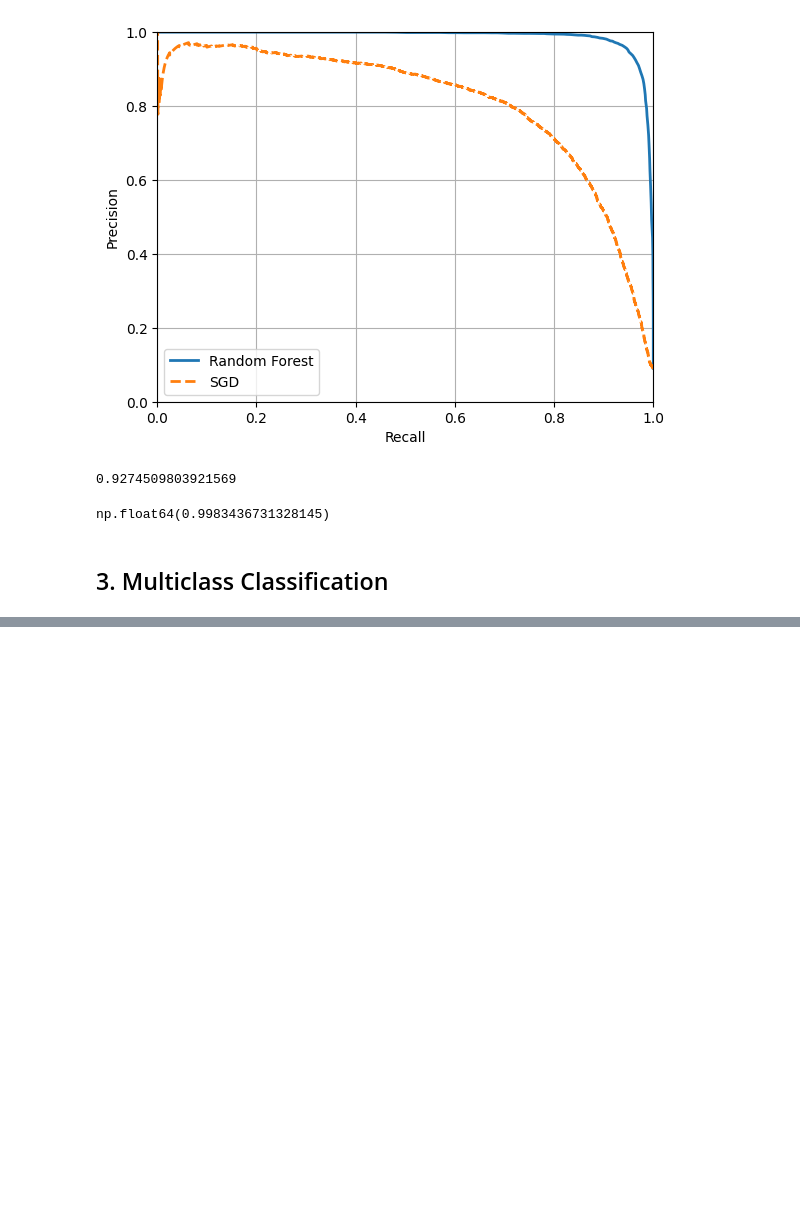
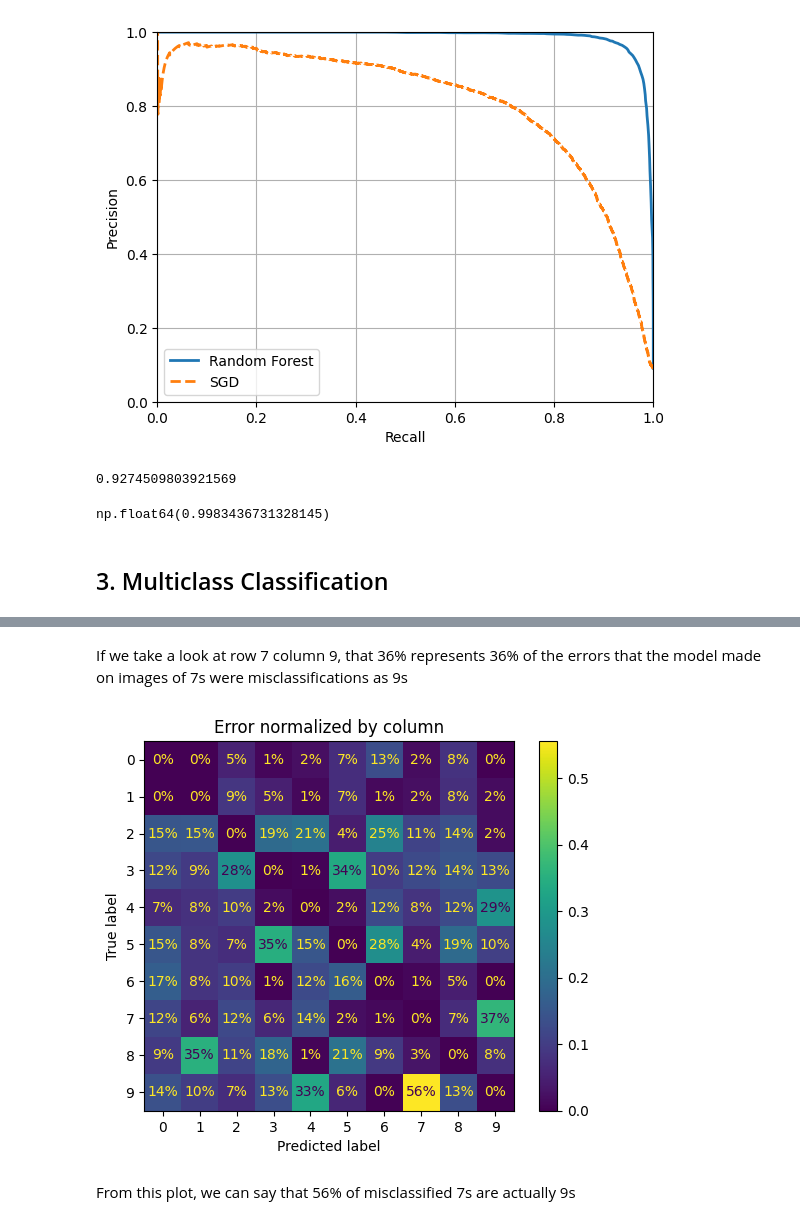
Before and after one commit to CarlossssMora/hands-on-ml-notes, a Jupyter notebook: capitulo_3/classification.ipynb, the cells around one changed output, grey strips where cells are left out. Cells and saved outputs as stored; diff of their text form; code cells hidden in the pictures; blank space fills up the shorter version.

```diff
--- a/capitulo_3/classification.ipynb
+++ b/capitulo_3/classification.ipynb
@@ -363,0 +497,17 @@ np.float64(0.9983436731328145)
+# %% [markdown]
+If we take a look at row 7 column 9, that 36% represents 36% of the errors that the model made on images of 7s were misclassifications as 9s
+# %%
+sample_weight = (y_train_pred != y_train)
+ConfusionMatrixDisplay.from_predictions(
+    y_train,
+    y_train_pred,
+    sample_weight=sample_weight,
+    normalize='pred',
+    values_format='.0%'
+)
+plt.title("Error normalized by column")
+plt.show()
+# %% [output]
+[figure, added]
+# %% [markdown]
+From this plot, we can say that 56% of misclassified 7s are actually 9s
```
Also changed, not shown: parts of 36 cells of this notebook.
